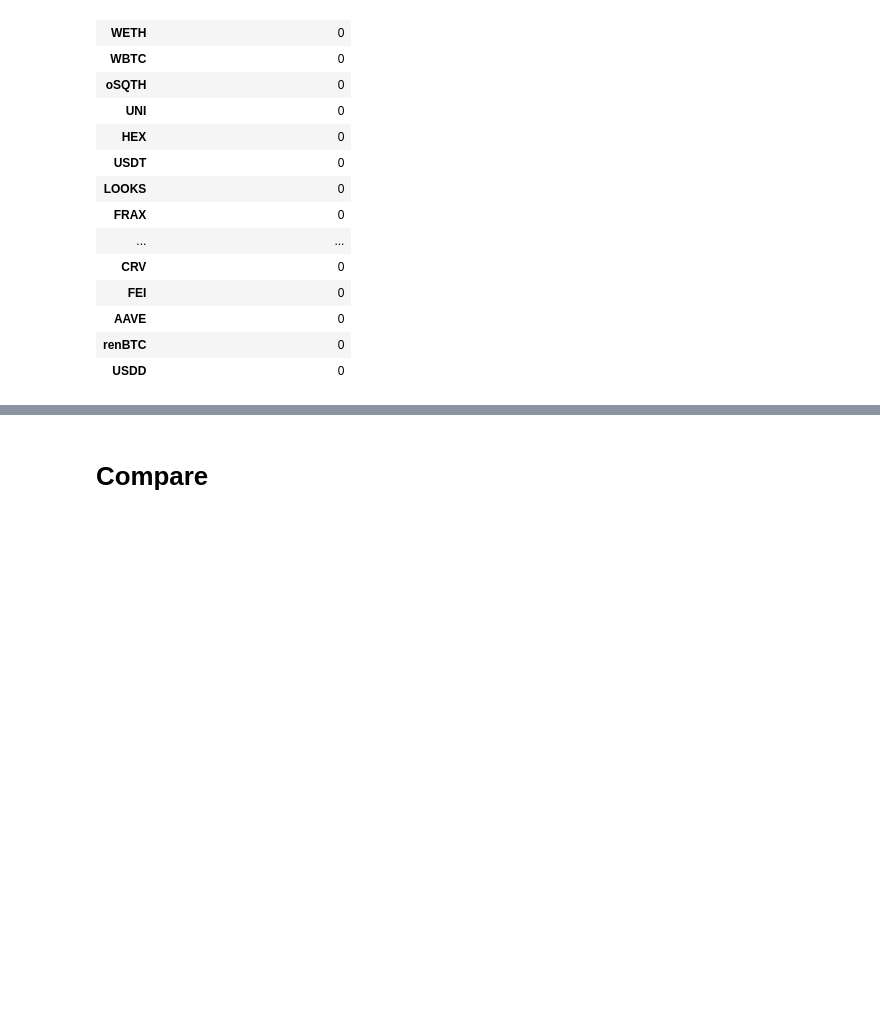
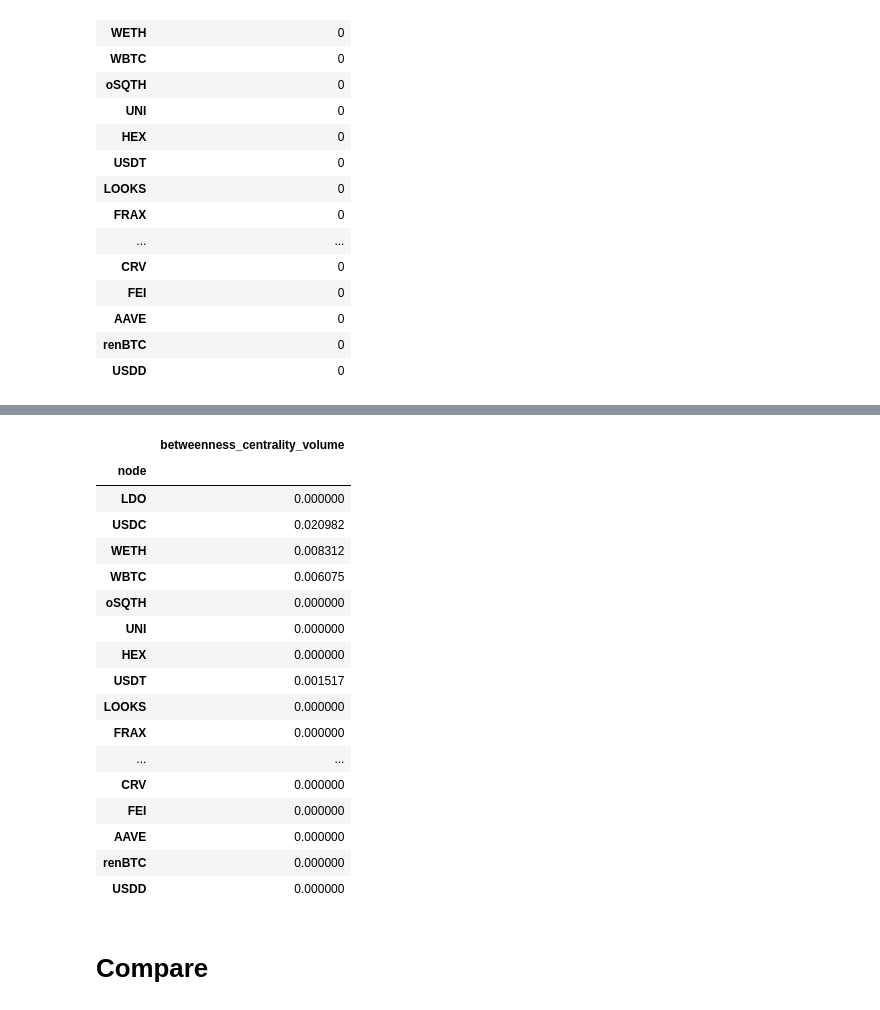
Before and after one commit to xujiahuayz/defi-econ, a Jupyter notebook: scripts/betweenness_analysis.ipynb, the cells around one changed output, grey strips where cells are left out. Saved outputs shown, nothing was run; the diff lists cells and outputs as text; code cells hidden in the pictures; blank space fills up the shorter version.

```diff
--- a/scripts/betweenness_analysis.ipynb
+++ b/scripts/betweenness_analysis.ipynb
@@ -1093,3 +1093,41 @@ betweenness_score_volume
+# %%
+# node n
+for node in node_set:
+    sigma_sum = 0
+    sigma_con_sum = 0
+
+    # for each pair<s,t>
+    for pair_index, row in sigma_volume.iterrows():
+        sigma_st = sigma_volume.loc[str(pair_index), 'sigma_volume']
+        sigma_con_stn = sigma_con_volume.loc[(str(pair_index), str(node)), 'sigma_conditional_volume']
+
+        sigma_sum += sigma_st
+        sigma_con_sum += sigma_con_stn
+
+    betweenness_score_n_volume = sigma_con_sum/sigma_sum
+    # store the value
+    betweenness_score_volume.loc[str(node), 'betweenness_centrality_volume'] = betweenness_score_n_volume
+
+betweenness_score_volume
+# %% [output]
+|  | betweenness_centrality_volume |
+| node |  |
+| LDO | 0.000000 |
+| USDC | 0.020982 |
+| WETH | 0.008312 |
+| WBTC | 0.006075 |
+| oSQTH | 0.000000 |
+| UNI | 0.000000 |
+| HEX | 0.000000 |
+| USDT | 0.001517 |
+| LOOKS | 0.000000 |
+| FRAX | 0.000000 |
+| ... | ... |
+| CRV | 0.000000 |
+| FEI | 0.000000 |
+| AAVE | 0.000000 |
+| renBTC | 0.000000 |
+| USDD | 0.000000 |
 # %% [markdown]
 # Compare
 # %%
```
Also changed, not shown: parts of 6 cells of this notebook.
